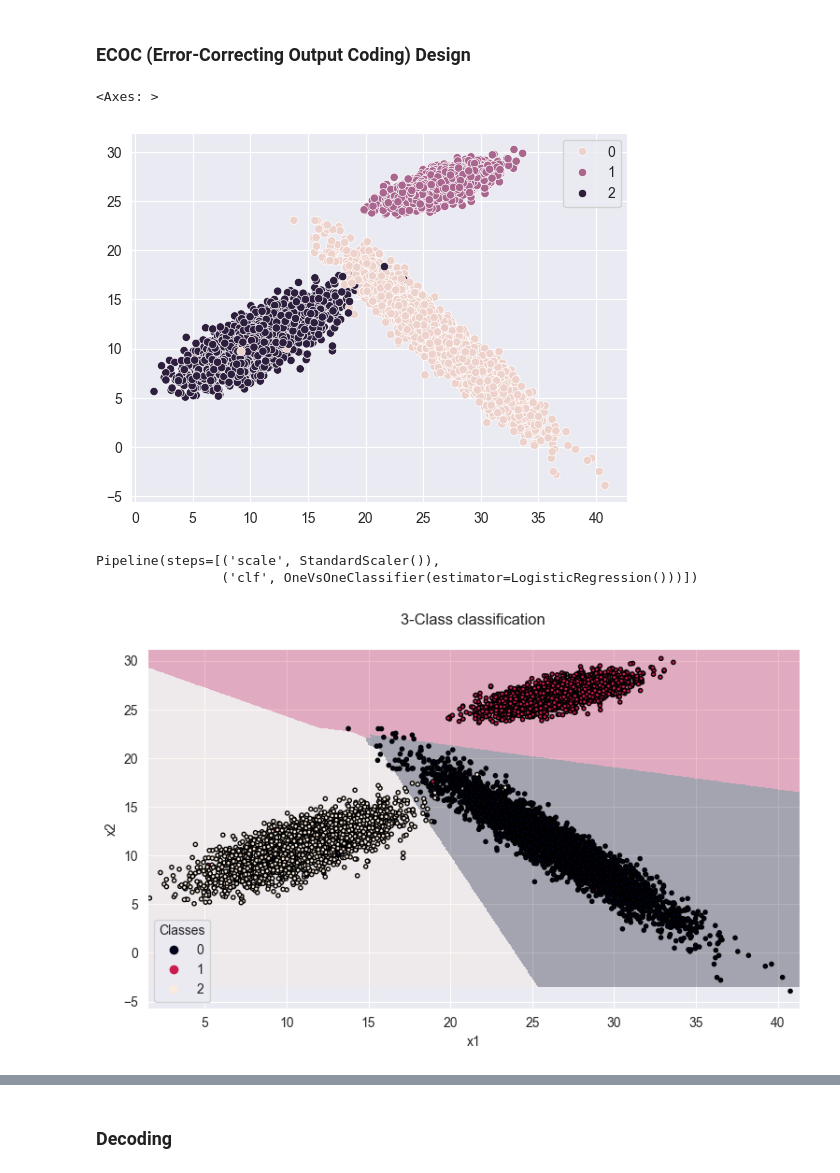
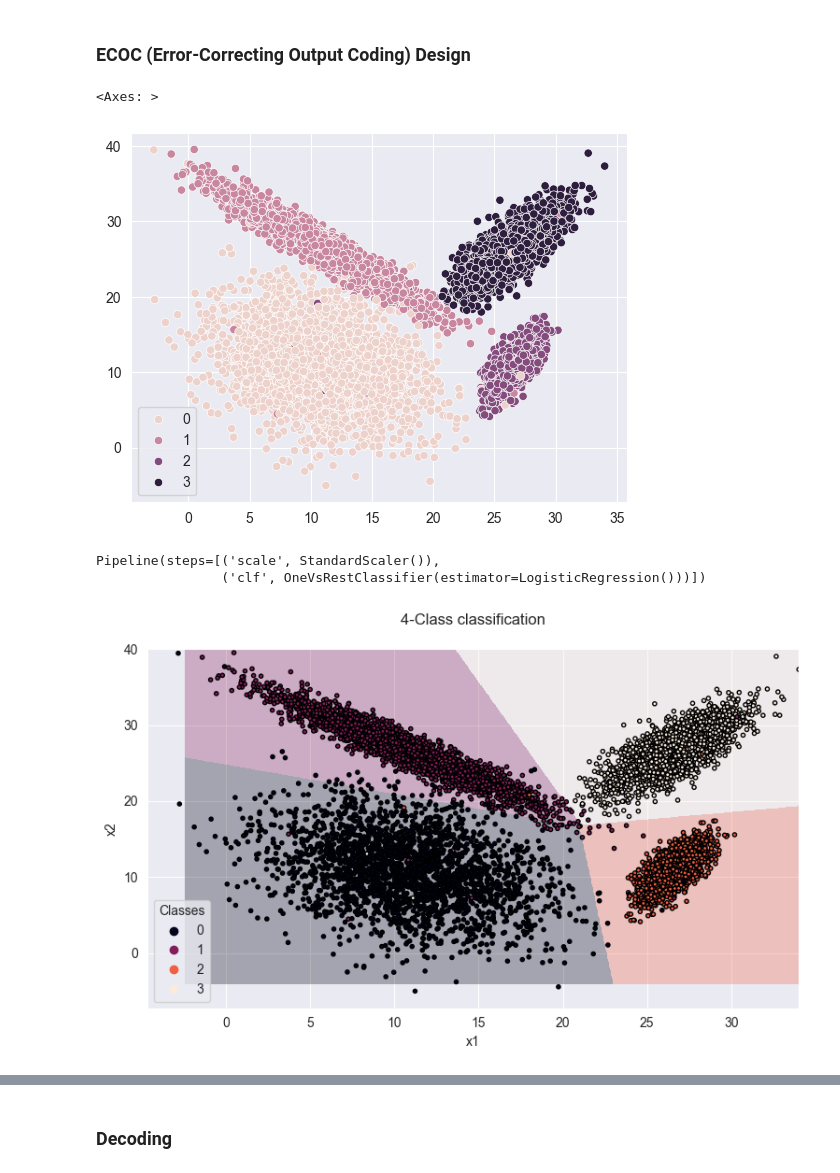
Before and after one commit to gultiaeva/M23ML, a Jupyter notebook: lesson1_6/lesson6.ipynb, the cells around one changed output, grey strips where cells are left out. Cells and saved outputs as stored; diff of their text form; code cells hidden in the pictures.

```diff
--- a/lesson1_6/lesson6.ipynb
+++ b/lesson1_6/lesson6.ipynb
@@ -79,7 +79,7 @@ plt.legend()
 from sklearn.multiclass import OneVsOneClassifier, OneVsRestClassifier
 from sklearn.linear_model import LogisticRegression
 # %%
-X, y = make_classification(n_samples=10000, n_features=2, n_informative=2, n_redundant=0, n_classes=3,
+X, y = make_classification(n_samples=10000, n_features=2, n_informative=2, n_redundant=0, n_classes=4,
                            n_clusters_per_class=1, shift=4.77, scale=3.92, class_sep=2, random_state=42, )
 
 X_train, X_test, y_train, y_test = train_test_split(X, y, stratify=y, shuffle=True, test_size=0.3,
@@ -88,47 +88,47 @@ X_train, X_test, y_train, y_test = train_test_split(X, y, stratify=y, shuffle=Tr
 sns.scatterplot(x=X[:, 0], y=X[:, 1], hue=y)
 # %% [output]
 <Axes: >
-[figure, old version]
+[figure, new version]
 # %%
 pipe = Pipeline([
     ('scale', StandardScaler()),
-    ('clf', OneVsOneClassifier(LogisticRegression()))
+    ('clf', OneVsRestClassifier(LogisticRegression()))
 ])
 # %%
 pipe.fit(X_train, y_train)
 # %% [output]
 Pipeline(steps=[('scale', StandardScaler()),
-                ('clf', OneVsOneClassifier(estimator=LogisticRegression()))])
+                ('clf', OneVsRestClassifier(estimator=LogisticRegression()))])
 # %%
 import matplotlib.pyplot as plt
 from sklearn.inspection import DecisionBoundaryDisplay
 
 
 fig, ax = plt.subplots(figsize=(9, 5))
 disp = DecisionBoundaryDisplay.from_estimator(
     pipe,
     X_test,
     response_method="predict",
     plot_method="pcolormesh",
     grid_resolution=1000,
     xlabel='x1',
     ylabel='x2',
     shading="auto",
     alpha=0.3,
     ax=ax,
 )
 scatter = disp.ax_.scatter(X[:, 0], X[:, 1], c=y, edgecolors="k", marker='.')
 disp.ax_.legend(
     scatter.legend_elements()[0],
-    [0, 1, 2],
+    [0, 1, 2, 3],
     loc="lower left",
     title="Classes",
 )
 disp.ax_.set_title(
-    f"3-Class classification\n"
+    f"4-Class classification\n"
 )
 
 fig.show()
 # %% [output]
-[figure, old version]
+[figure, new version]
 # %%
```
Also changed, not shown: parts of 4 cells of this notebook.
